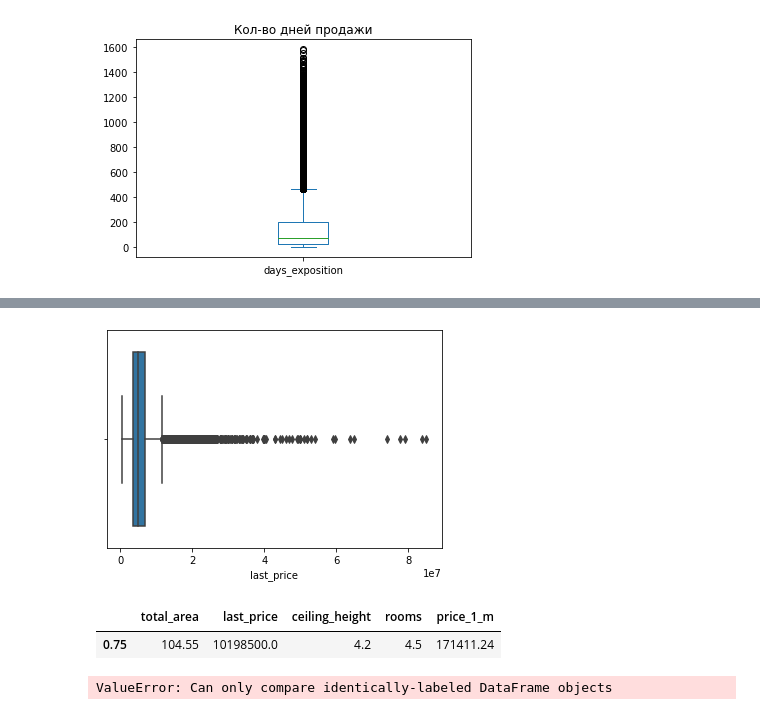
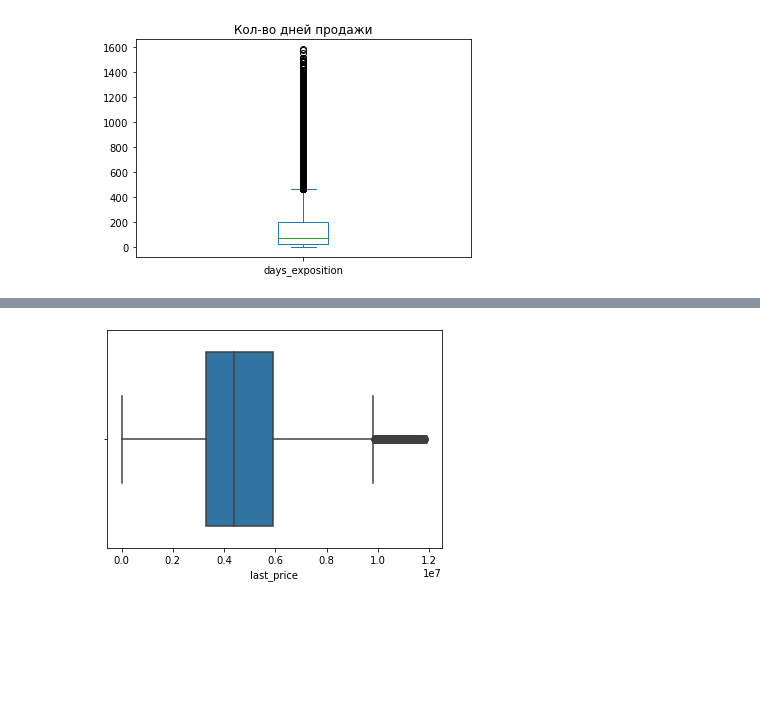
Before and after one commit to katbert5605/ya_project, a Jupyter notebook: ya_project_1.ipynb, the cells around one changed output, grey strips where cells are left out. Drawn from its saved outputs; the diff is of its cells as text; code cells hidden in the pictures; blank space fills up the shorter version.

```diff
--- a/ya_project_1.ipynb
+++ b/ya_project_1.ipynb
@@ -366,0 +278,13 @@ Name: last_price, dtype: float64
+# %%
+def df_filter (df):
+    """
+Функция предназначена для обработки ДФ целиком
+Результатом работы функции будет являться отфильтрованный от выбросов ДФ.
+Стобцы фильтрации: по площади, цене и дням показа ДФ
+    """
+    df_text_filter = df[['total_area', 'last_price', 'days_exposition']].apply(col_filter)
+    full_text_filter = ("".join(df_text_filter))[5:]
+    return df.query(full_text_filter)
+# %%
+df_good = df_filter(df_real_estate)
+df_good.info()
@@ -367,16 +314,5 @@ Name: last_price, dtype: float64
 # %%
-sns.boxplot(x = (df_filtered['last_price']))
+sns.boxplot(x = (df_good['last_price']))
 plt.show()
 # %% [output]
-[figure, old version]
+[figure, new version]
-# %%
-f_max = df_real_estate[['total_area', 'last_price','ceiling_height', 'rooms','price_1_m']].quantile([0.75]) *1.5
-f_min = df_real_estate[['total_area', 'last_price','ceiling_height', 'rooms','price_1_m']].quantile([0.25]) /1.5
-f_max
-# %% [output]
-|  | total_area | last_price | ceiling_height | rooms | price_1_m |
-| 0.75 | 104.55 | 10198500.0 | 4.2 | 4.5 | 171411.24 |
-# %%
-df_fil = df_real_estate[df_real_estate[['total_area', 'last_price','ceiling_height', 'rooms','price_1_m']] < f_max ]
-# %% [output]
-ValueError: Can only compare identically-labeled DataFrame objects
```
Also changed, not shown: parts of 34 cells of this notebook.
